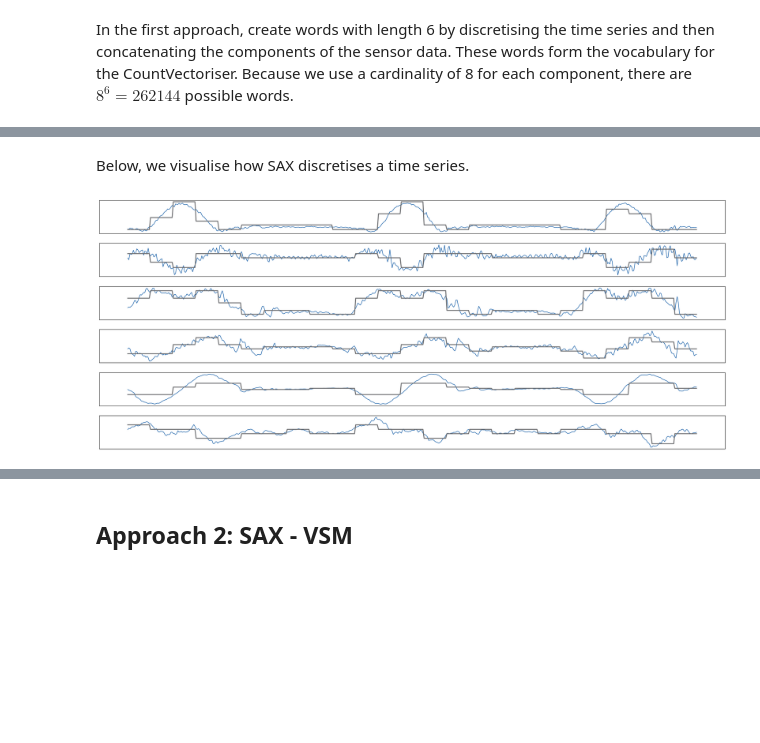
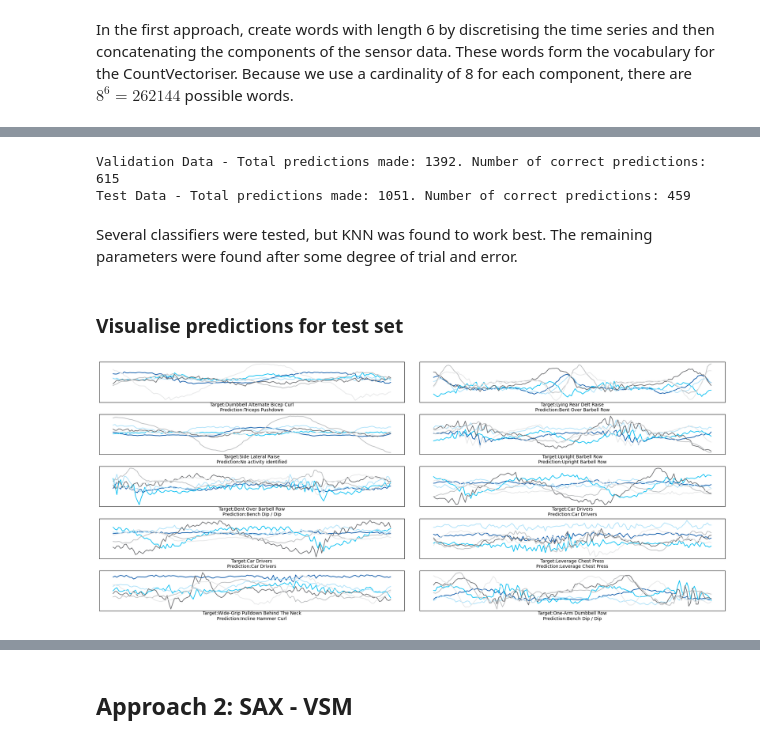
Before and after one commit to cadams012/Gym-Activity-Recognition, a Jupyter notebook: benchmarks/Discretisation Methods.ipynb, the cells around one changed output, grey strips where cells are left out. Drawn from its saved outputs; the diff is of its cells as text; code cells hidden in the pictures; blank space fills up the shorter version.

```diff
--- a/benchmarks/Discretisation Methods.ipynb
+++ b/benchmarks/Discretisation Methods.ipynb
@@ -36,0 +71,7 @@ with open('../data/1s_val.npy', 'rb') as f:
+# %%
+# Concatenate the words along the third dimension (axis=2)
+x_train_d = np.apply_along_axis(lambda x: ''.join(x), 2, x_train_d)
+x_val_d = np.apply_along_axis(lambda x: ''.join(x), 2, x_val_d)
+x_test_d = np.apply_along_axis(lambda x: ''.join(x), 2, x_test_d)
+
+print("The shape of each sample of train data is now {}".format(x_train_d.shape[1:]))
@@ -76,17 +92,17 @@ The shape of each sample of train data is now (25,)
 # %%
 # Transform the words into a document-term matrix
 vectoriser = CountVectorizer()
-x1s_train_vec = vectoriser.fit_transform([' '.join(word) for word in x1s_train_d])
-x1s_val_vec = vectoriser.transform([' '.join(word) for word in x1s_val_d])
+x_train_vec = vectoriser.fit_transform([' '.join(word) for word in x_train_d])
+x_val_vec = vectoriser.transform([' '.join(word) for word in x_val_d])
+x_test_vec = vectoriser.transform([' '.join(word) for word in x_test_d])
 # %%
-x1s_train_vec = np.asarray(x1s_train_vec.todense())
-x1s_val_vec = np.asarray(x1s_val_vec.todense())
+x_train_vec = np.asarray(x_train_vec.todense())
+x_val_vec = np.asarray(x_val_vec.todense())
+x_test_vec = np.asarray(x_test_vec.todense())
 # %%
 # Train a k-nearest neighbors classifier
-knn = KNeighborsClassifier(n_neighbors=4, metric = "l1")
-knn.fit(x1s_train_vec, y1s_train)
+knn = KNeighborsClassifier(n_neighbors=7, metric = "cosine")
+knn.fit(x_train_vec, y_train)
 
-# Evaluate the classifier
-y_pred = knn.predict(x1s_val_vec)
-accuracy = accuracy_score(y1s_val, y_pred)
-print(f'Accuracy: {accuracy}')
+predictions1_val = knn.predict(x_val_vec)
+predictions1_test = knn.predict(x_test_vec)
@@ -227,36 +109,15 @@ Accuracy: 0.06792452830188679
-# %% [markdown]
-Below, we visualise how SAX discretises a time series.
-# %%
-#fig, axes = plt.subplots(figsize = (12, 5))
-N = len(x1s_train)
-n_rows = 6
-n_cols = 1
-
-fig, axes = plt.subplots(n_rows, n_cols, sharex=True, figsize=(25,10))
-fig.subplots_adjust(hspace=0.3, wspace=0.05)
-
-random_idx = np.random.choice(N, 1, replace=False)
-
-data = {
-    "Acceleration (x)": (train_acc_x, x1s_train_d_inv[:, :, 0]),
-    "Acceleration (y)": (train_acc_y, x1s_train_d_inv[:, :, 1]),
-    "Acceleration (z)": (train_acc_z, x1s_train_d_inv[:, :, 2]),
-    "Gyroscope (x)": (train_gyr_x, x1s_train_d_inv[:, :, 3]),
-    "Gyroscope (y)": (train_gyr_y, x1s_train_d_inv[:, :, 4]),
-    "Gyroscope (z)": (train_gyr_z, x1s_train_d_inv[:, :, 5])
-}
-
-for row, (key, val) in enumerate(data.items()):
-    sample = val[0][random_idx].flatten()
-    sample_d = val[1][random_idx].flatten()
-
-    axes[row].plot(sample, color=scale_rgb(COLOURS.get("primary-color")), label=key, linewidth = 1)
-    axes[row].plot(sample_d, color=scale_rgb(COLOURS.get("accent-grey-dark-1")), label=key, linewidth = 2)
-
-    axes[row].set_xticks([])
-    axes[row].set_xlabel('')
-
-    axes[row].set_yticks([])
-    axes[row].set_ylabel('')
-# %% [output]
-[figure, removed]
+# %%
+# Compare predictions against the targets
+print("Validation Data - Total predictions made: %s. Number of correct predictions: %s" % (len(predictions1_val), sum(np.equal(predictions1_val, y_val))))
+print("Test Data - Total predictions made: %s. Number of correct predictions: %s" % (len(predictions1_test), sum(np.equal(predictions1_test, y_test))))
+# %% [output]
+Validation Data - Total predictions made: 1392. Number of correct predictions: 615
+Test Data - Total predictions made: 1051. Number of correct predictions: 459
+# %% [markdown]
+Several classifiers were tested, but KNN was found to work best. The remaining parameters were found after some degree of trial and error.
+# %% [markdown]
+### Visualise predictions for test set
+# %%
+plot_samples(data = x_test, labels = y_test, predictions = predictions1_test)
+# %% [output]
+[figure, added]
```
Also changed, not shown: parts of 49 cells of this notebook.
